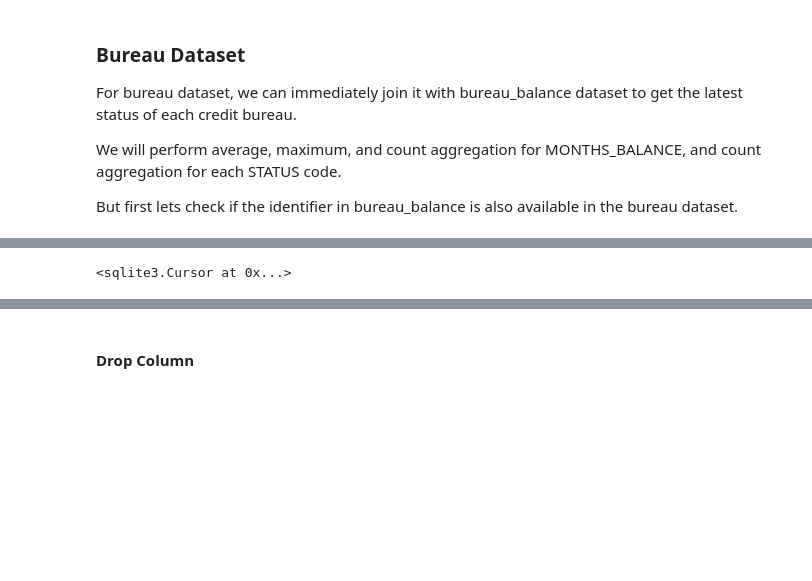
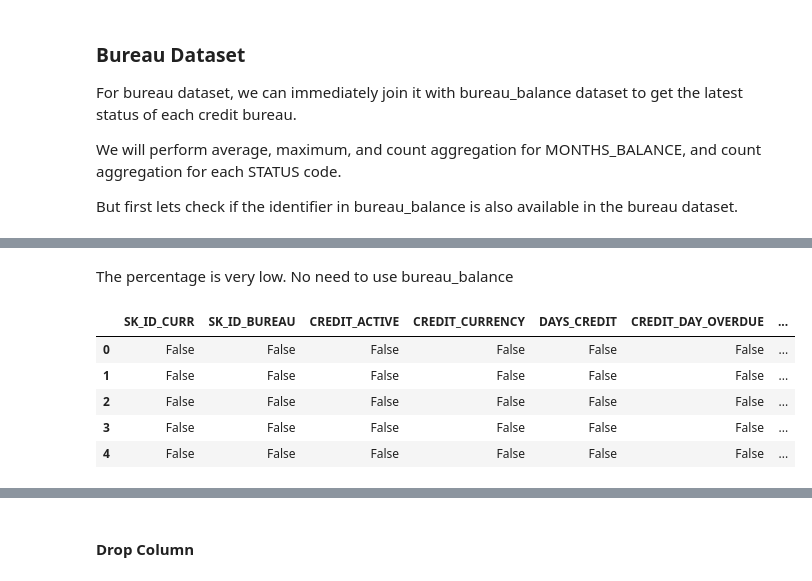
Before and after one commit to zeerafle/hci-scorecard-model, a Jupyter notebook: notebook.ipynb, the cells around one changed output, grey strips where cells are left out. Saved outputs shown, nothing was run; the diff lists cells and outputs as text; code cells hidden in the pictures; blank space fills up the shorter version.

```diff
--- a/notebook.ipynb
+++ b/notebook.ipynb
@@ -322,27 +551,0 @@ cur.execute(agg_query)
-# %%
-join_query = """
-    SELECT
-        b.*,
-        bb.MONTHS_BALANCE_mean,
-        bb.MONTHS_BALANCE_max,
-        bb.MONTHS_BALANCE_count,
-        bb.STATUS_0_count,
-        bb.STATUS_1_count,
-        bb.STATUS_2_count,
-        bb.STATUS_3_count,
-        bb.STATUS_4_count,
-        bb.STATUS_5_count,
-        bb.STATUS_C_count,
-        bb.STATUS_X_count
-    FROM
-        bureau b
-    LEFT JOIN
-        bureau_balance_agg bb
-    ON
-        b.SK_ID_BUREAU = bb.SK_ID_BUREAU
-    LIMIT
-        100;
-"""
-
-bureau_df = pd.read_sql(join_query, conn)
-bureau_df.head()
@@ -385,5 +552,12 @@ bureau_df
-# %%
-drop_view_query = "DROP VIEW IF EXISTS bureau_balance_agg;"
-cur.execute(drop_view_query)
-# %% [output]
-<sqlite3.Cursor at 0x...>
+# %% [markdown]
+The percentage is very low. No need to use bureau_balance
+# %%
+missing_data = bureau_df.isnull()
+missing_data.head(5)
+# %% [output]
+|  | SK_ID_CURR | SK_ID_BUREAU | CREDIT_ACTIVE | CREDIT_CURRENCY | DAYS_CREDIT | CREDIT_DAY_OVERDUE | ... |
+| 0 | False | False | False | False | False | False | ... |
+| 1 | False | False | False | False | False | False | ... |
+| 2 | False | False | False | False | False | False | ... |
+| 3 | False | False | False | False | False | False | ... |
+| 4 | False | False | False | False | False | False | ... |
```
Also changed, not shown: parts of 84 cells of this notebook.
